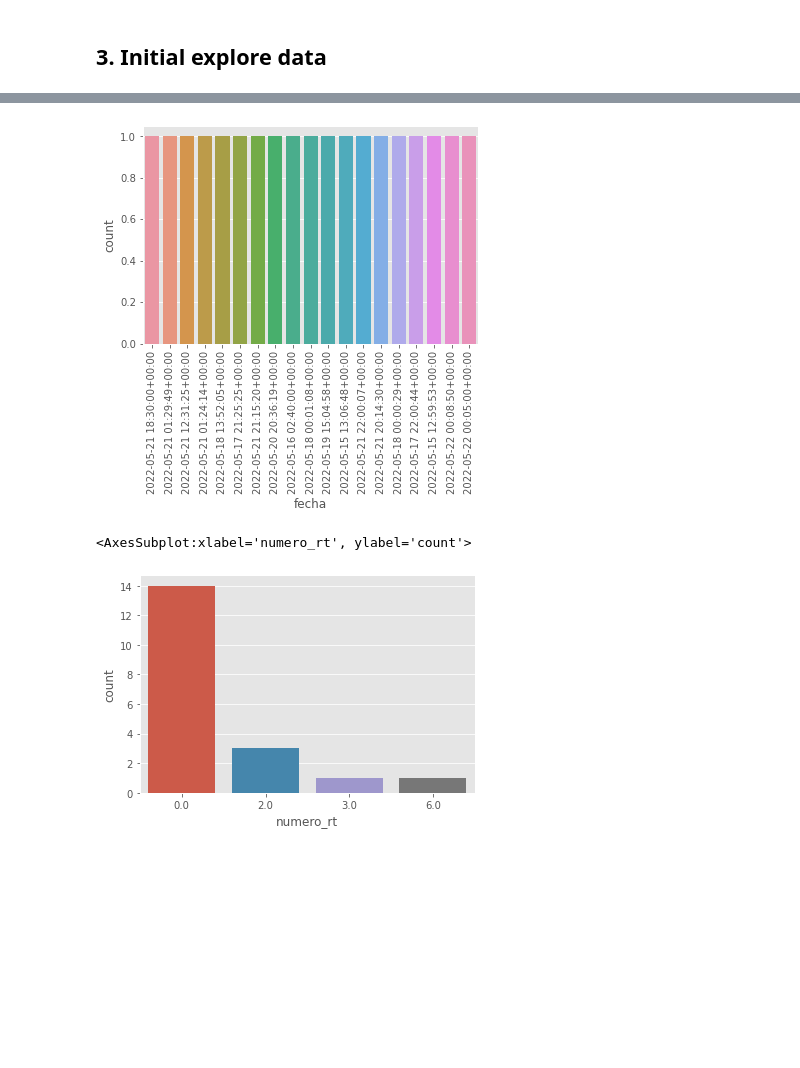
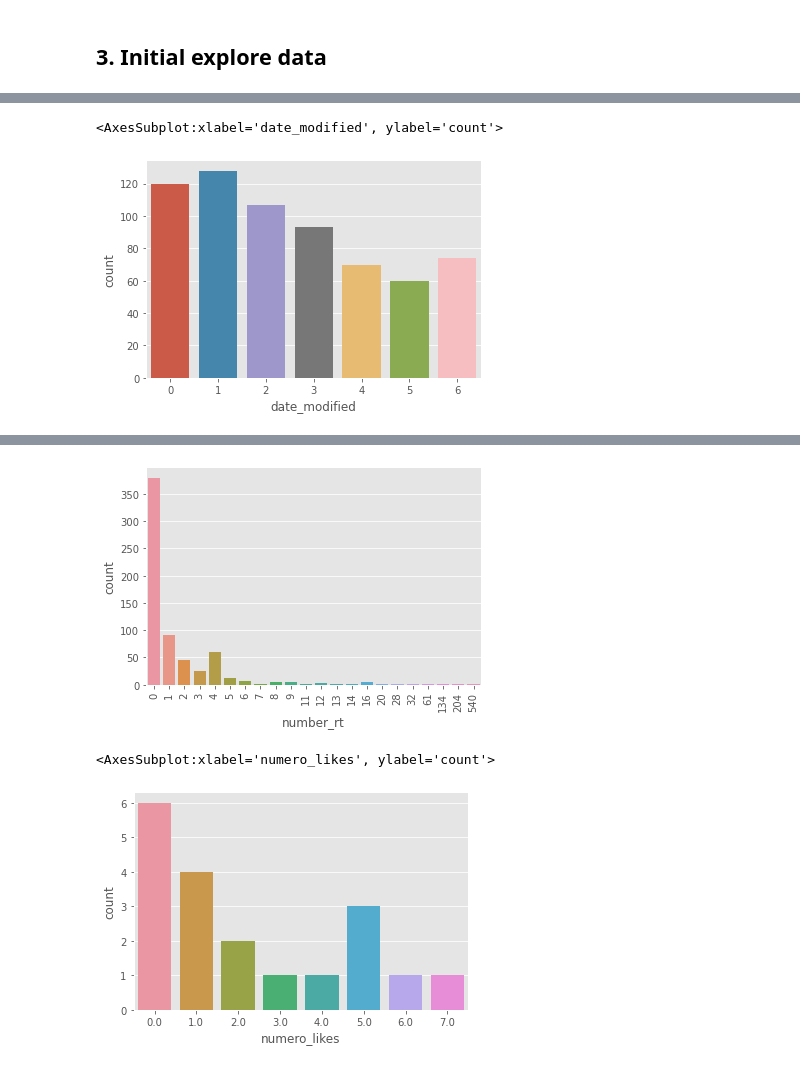
Before and after one commit to GDLPLearning/Sentiment-Analysis-for-the-MDP, a Jupyter notebook: notebooks/Exploratory/2-data-understanding.ipynb, the cells around one changed output, grey strips where cells are left out. Drawn from its saved outputs; the diff is of its cells as text; code cells hidden in the pictures; blank space fills up the shorter version.

Commit message:
2-notebook modified

```diff
--- a/notebooks/Exploratory/2-data-understanding.ipynb
+++ b/notebooks/Exploratory/2-data-understanding.ipynb
@@ -132,7 +184,7 @@ df_final.to_csv('data.csv')
 # %% [markdown]
 ## 2. Describe data
 # %%
-df=pd.read_csv('data.csv')
+df=pd.read_csv('data_down.csv')
 # %%
 df.head(20)
 # %% [output]
@@ -247,0 +303,4 @@ plt.xticks(rotation = 90)
+# %%
+df['date_modified']=pd.to_datetime(df['date'],format='%Y-%m-%d').dt.day
+sns.countplot(data=df,x='date_modified')
+#plt.xticks(rotation = 90)
@@ -247,0 +310,4 @@ plt.xticks(rotation = 90)
+# %%
+df['date_modified']=pd.to_datetime(df['date'],format='%Y-%m-%d').dt.hour
+sns.countplot(data=df,x='date_modified')
+#plt.xticks(rotation = 90)
@@ -248,5 +317,12 @@ plt.xticks(rotation = 90)
+# %%
+df['date_modified']=pd.to_datetime(df['date'],format='%Y-%m-%d').dt.weekday
+sns.countplot(data=df,x='date_modified')
+#plt.xticks(rotation = 90)
+# %% [output]
+<AxesSubplot:xlabel='date_modified', ylabel='count'>
+[figure, added]
 # %%
-sns.countplot(data=df,x='fecha')
+sns.countplot(data=df,x='number_rt')
 plt.xticks(rotation = 90)
 # %% [output]
 (array([ 0,  1,  2,  3,  4,  5,  6,  7,  8,  9, 10, 11, 12, 13, 14, 15, 16,
@@ -269,7 +345,7 @@ plt.xticks(rotation = 90)
-[figure, old version]
+[figure, new version]
 # %%
-sns.countplot(data=df,x='numero_rt')
+sns.countplot(data=df,x='number_likes')
 # %% [output]
-<AxesSubplot:xlabel='numero_rt', ylabel='count'>
+<AxesSubplot:xlabel='numero_likes', ylabel='count'>
-[figure, old version]
+[figure, new version]
 # %%
```
Also changed, not shown: parts of 19 cells of this notebook, 1 other file.
